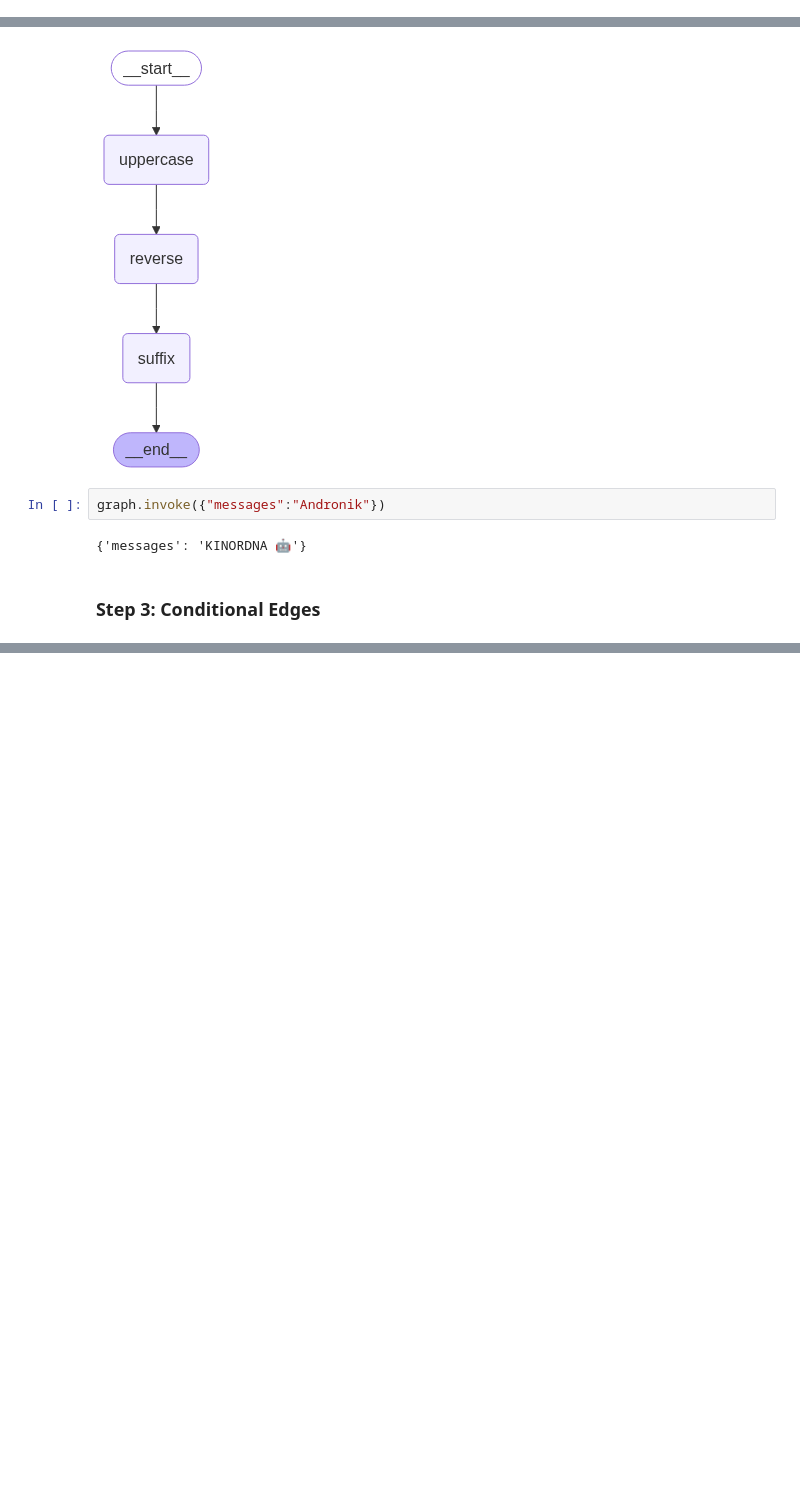
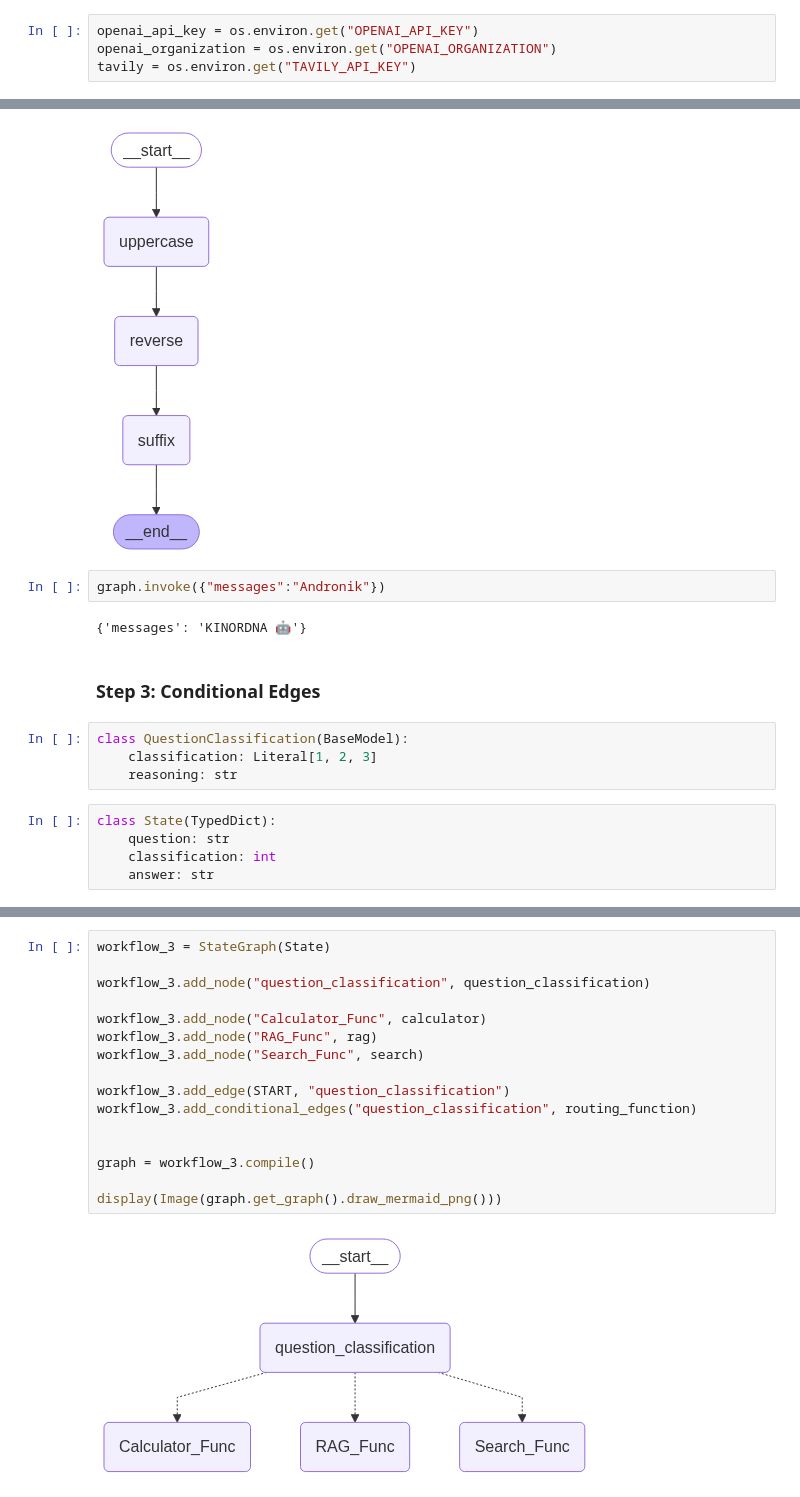
Before and after one commit to andronikmk/Tumo_2025_Summer_Workshop, a Jupyter notebook: notebooks/Day_4_Workflows.ipynb, the cells around one changed output, grey strips where cells are left out. Cells and saved outputs as stored; diff of their text form; blank space fills up the shorter version.

```diff
--- a/notebooks/Day_4_Workflows.ipynb
+++ b/notebooks/Day_4_Workflows.ipynb
@@ -18,3 +30,7 @@ from IPython.display import Image, display
+# %%
+openai_api_key = os.environ.get("OPENAI_API_KEY")
+openai_organization = os.environ.get("OPENAI_ORGANIZATION")
+tavily = os.environ.get("TAVILY_API_KEY")
 # %%
 class State(TypedDict):
     messages: str
@@ -102,3 +118,12 @@ graph.invoke({"messages":"Andronik"})
 {'messages': 'KINORDNA 🤖'}
 # %% [markdown]
 ### Step 3: Conditional Edges
+# %%
+class QuestionClassification(BaseModel):
+    classification: Literal[1, 2, 3]
+    reasoning: str
+# %%
+class State(TypedDict):
+    question: str
+    classification: int
+    answer: str
@@ -104,0 +229,18 @@ graph.invoke({"messages":"Andronik"})
+# %%
+workflow_3 = StateGraph(State)
+
+workflow_3.add_node("question_classification", question_classification)
+
+workflow_3.add_node("Calculator_Func", calculator)
+workflow_3.add_node("RAG_Func", rag)
+workflow_3.add_node("Search_Func", search)
+
+workflow_3.add_edge(START, "question_classification")
+workflow_3.add_conditional_edges("question_classification", routing_function)
+
+
+graph = workflow_3.compile()
+
+display(Image(graph.get_graph().draw_mermaid_png()))
+# %% [output]
+[figure, added]
```
Also changed, not shown: parts of 6 cells of this notebook, 5 other files.
